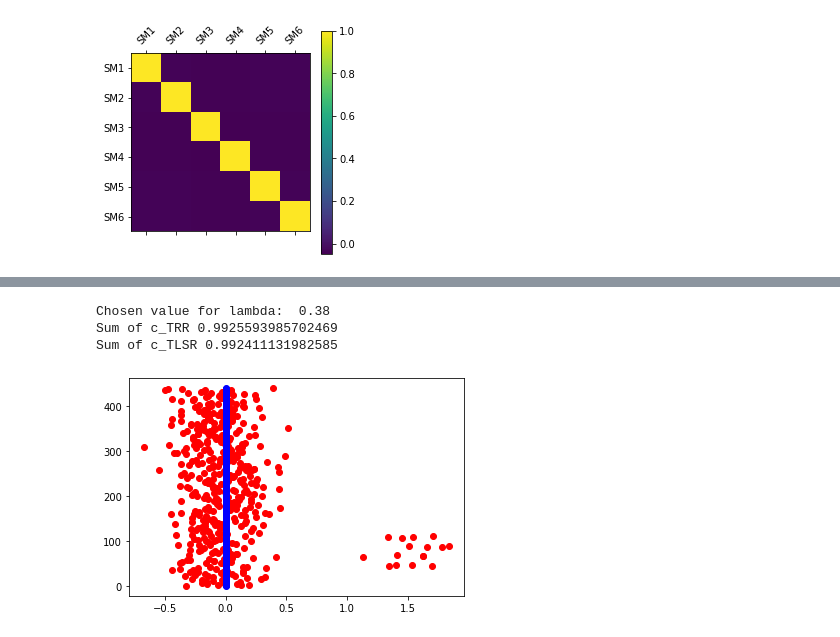
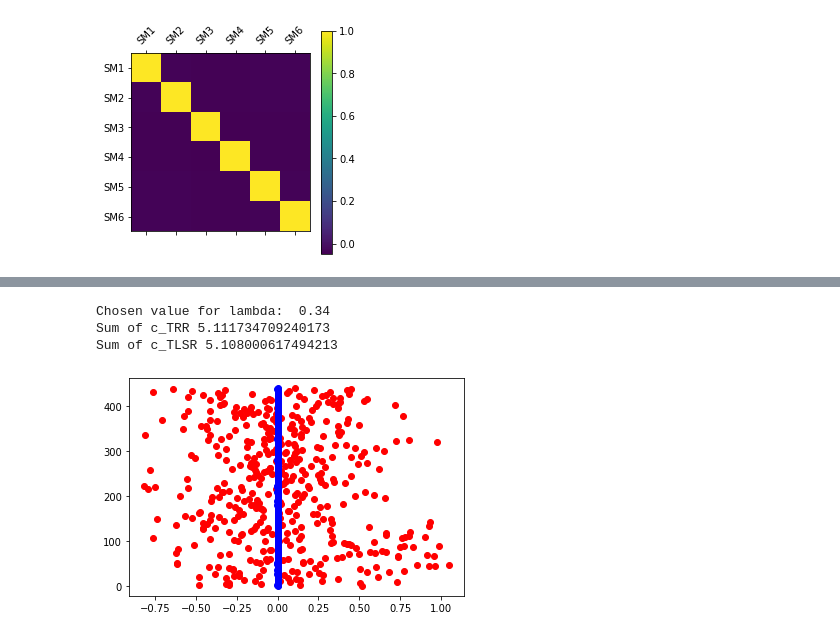
Before and after one commit to hunterthorpe/MAST30034_A1, a Jupyter notebook: code/assignment.ipynb, the cells around one changed output, grey strips where cells are left out. Saved outputs shown, nothing was run; the diff lists cells and outputs as text; code cells hidden in the pictures.

```diff
--- a/code/assignment.ipynb
+++ b/code/assignment.ipynb
@@ -120,21 +120,24 @@ for matrix_num in range(NUM_MAPS):
     # plotting map
     plt.clf()
     plot_map(matrix, plt)
-    plt.savefig('../plots/1.3_spacial_maps/sm_' + str(matrix_num + 1) + '.jpeg')
+    plt.savefig('../plots/1.3/sm_' + str(matrix_num + 1) + '.jpeg')
 
     tmpSM.append(matrix)
 
-# reshaping array
+def get_column(matrix, col_num):
+    """Retrivies column col_num from matrix"""
+    col = []
+    for row in matrix:
+        col.append(row[col_num])
+    return col
+
+# reshaping array column wise
 sm = []
 for matrix_num in range(NUM_MAPS):
-    vector = []
-    for row in tmpSM[matrix_num]:
-        for val in row:
-            vector.append(val)
-    sm.append(vector)
+    sm.append(np.reshape(tmpSM[matrix_num], V))
 
 sm_df = pd.DataFrame(sm, columns = range(1, V+1))
-get_cm(sm_df, NUM_MAPS, s_vector_names, '../plots/1.3_spacial_maps/CM.jpeg')
+get_cm(sm_df, NUM_MAPS, s_vector_names, '../plots/1.3/CM_1.3.jpeg')
 # %% [output]
 <Figure size 432x288 with 0 Axes>
 <Figure size 288x288 with 0 Axes>
@@ -312,18 +316,17 @@ plt.savefig('../plots/2.1/D_LSR_4thCol_vs_X_30thCol.jpeg')
 # %%
 # Question 2.2
-def get_corr_vector(TC, D_):
+
+def get_corr(TC, D):
     """returns a vector only retaining maximum absolute correlations between TC and D_"""
-    corr_vector = []
-    for row_num in range(len(TC)):
-        #corr_vector.append(abs(np.corrcoef(get_column(TC, row_num), (get_column(D_, row_num)))[0][1]))
-        corr_vector.append(abs(np.corrcoef(TC[row_num], D_[row_num])[0][1]))
-    corr_max = np.amax(corr_vector)
-    corr_max_vector = []
-    for elem in corr_vector:
-        if elem == corr_max:
-            corr_max_vector.append(elem)
-    return corr_max_vector
-    #return corr_vector
+    c =[]
+    for col_num_tc in range(len(TC[0])):
+        corr_vector = []
+        col_tc = get_column(TC, col_num_tc)
+        for col_num_d in range(len(D[0])):
+            col_d = get_column(D, col_num_d)
+            corr_vector.append(abs(np.corrcoef(col_tc, col_d)[0][1]))
+        c.append(max(corr_vector))
+    return c
 
 def get_A_LRR(lambda_val):
     """Returns ridge regression paramater for A based on lambda_val"""
@@ -331,39 +334,39 @@ def get_A_LRR(lambda_val):
 
 # guess and checking for optimal value of lambda by maximising sum of c_TRR
 max_corr_sum = 0
 max_lambda = 0
 for val in range(1, 101):
     val = val / 100 # to make lambda between 0 and 1
     lambda_tilde = val * V # gets lambda tilde
     A_LRR = get_A_LRR(lambda_tilde)
     D_LRR = np.dot(X, A_LRR.transpose())
 
-    temp_sum = sum(get_corr_vector(tc, D_LRR))
+    temp_sum = sum(get_corr(tc, D_LRR))
     if temp_sum > max_corr_sum:
         max_corr_sum = temp_sum
         max_lambda = val
 
 # performing operations with optimal lambda
 A_LRR = get_A_LRR(max_lambda)
 D_LRR = np.dot(X, A_LRR.transpose())
-c_TLSR = get_corr_vector(tc, D_LSR)
-c_TRR = get_corr_vector(tc, D_LRR)
+c_TLSR = get_corr(tc, D_LSR)
+c_TRR = get_corr(tc, D_LRR)
 
 print('Chosen value for lambda: ', max_lambda)
 print('Sum of c_TRR', sum(c_TRR))
 print('Sum of c_TLSR', sum(c_TLSR))
 
 # plotting first vector from A_RR and A_LSR for lambda=1000
 lambda_tilde_1000 = 1000 * V
 A_LRR_1000 = get_A_LRR(lambda_tilde_1000)
 plt.clf()
 plt.scatter(A_LSR[0], range(len(A_LSR[0])), c='r')
 plt.scatter(A_LRR_1000[0], range(len(A_LRR_1000[0])), c='b')
 plt.savefig('../plots/2.2/first_vector.jpeg')
 # %% [output]
-Chosen value for lambda:  0.38
-Sum of c_TRR 0.9925593985702469
-Sum of c_TLSR 0.992411131982585
+Chosen value for lambda:  0.34
+Sum of c_TRR 5.111734709240173
+Sum of c_TLSR 5.108000617494213
-[figure, old version]
+[figure, new version]
 # %%
 # Question 2.3
```
Also changed, not shown: parts of 6 cells of this notebook, 42 other files.
